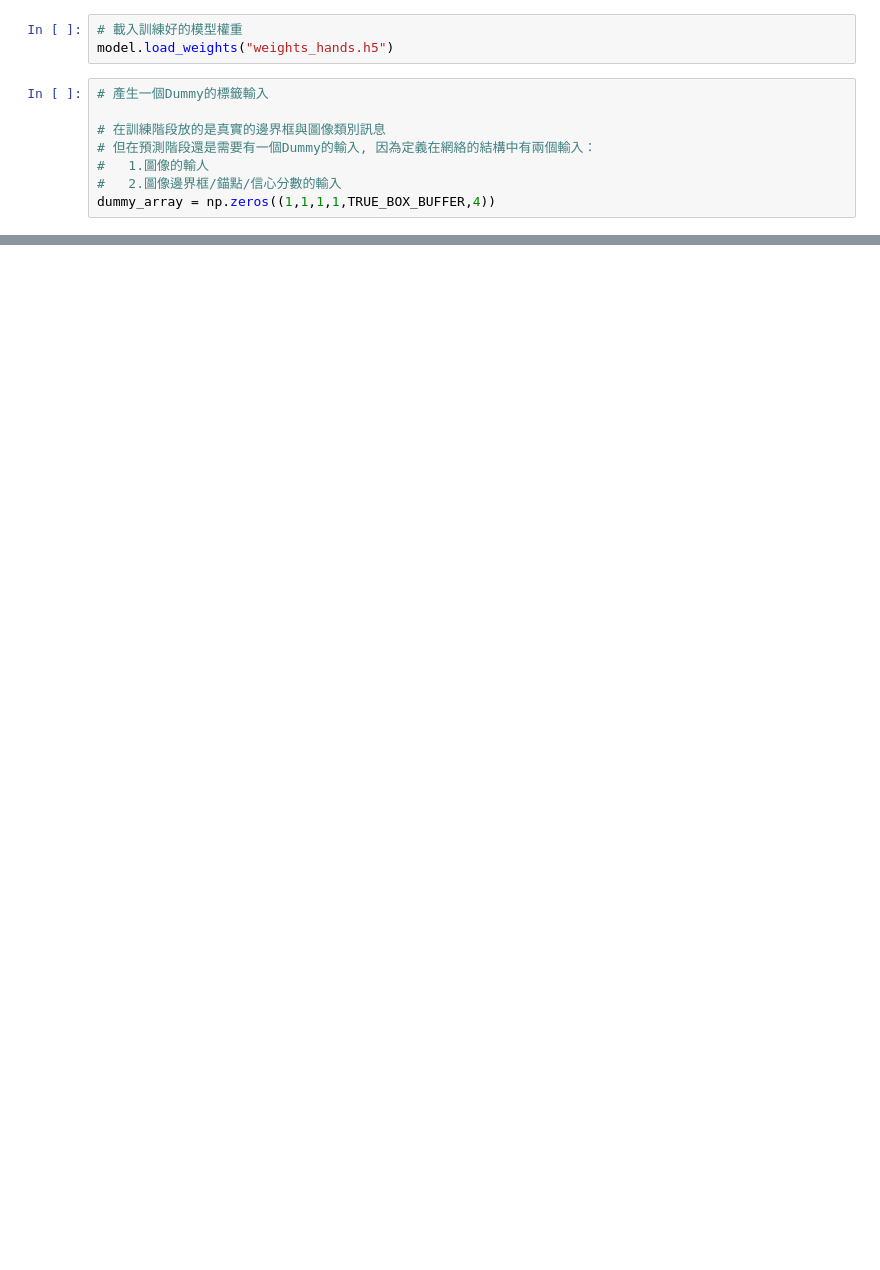
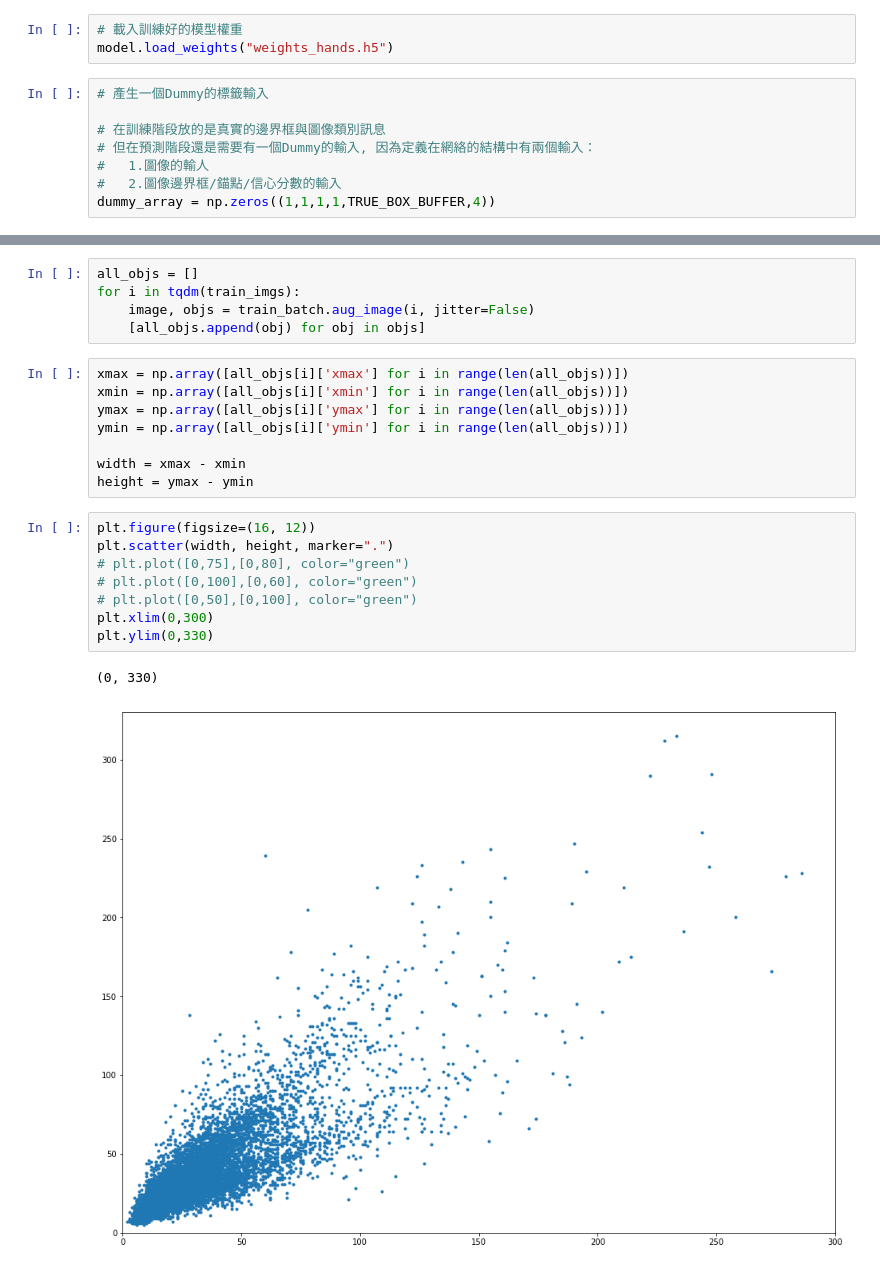
Before and after one commit to KUASWoodyLIN/Deeplearning_nb, a Jupyter notebook: YOLOv2_train_hand.ipynb, the cells around one changed output, grey strips where cells are left out. Cells and saved outputs as stored; diff of their text form; blank space fills up the shorter version.

```diff
--- a/YOLOv2_train_hand.ipynb
+++ b/YOLOv2_train_hand.ipynb
@@ -953,0 +832,24 @@ video_writer.release() # 釋放資源
+# %%
+all_objs = []
+for i in tqdm(train_imgs):
+    image, objs = train_batch.aug_image(i, jitter=False)
+    [all_objs.append(obj) for obj in objs]
+# %%
+xmax = np.array([all_objs[i]['xmax'] for i in range(len(all_objs))])
+xmin = np.array([all_objs[i]['xmin'] for i in range(len(all_objs))])
+ymax = np.array([all_objs[i]['ymax'] for i in range(len(all_objs))])
+ymin = np.array([all_objs[i]['ymin'] for i in range(len(all_objs))])
+
+width = xmax - xmin
+height = ymax - ymin
+# %%
+plt.figure(figsize=(16, 12))
+plt.scatter(width, height, marker=".")
+# plt.plot([0,75],[0,80], color="green")
+# plt.plot([0,100],[0,60], color="green")
+# plt.plot([0,50],[0,100], color="green")
+plt.xlim(0,300)
+plt.ylim(0,330)
+# %% [output]
+(0, 330)
+[figure, added]
```
Also changed, not shown: parts of 38 cells of this notebook.
